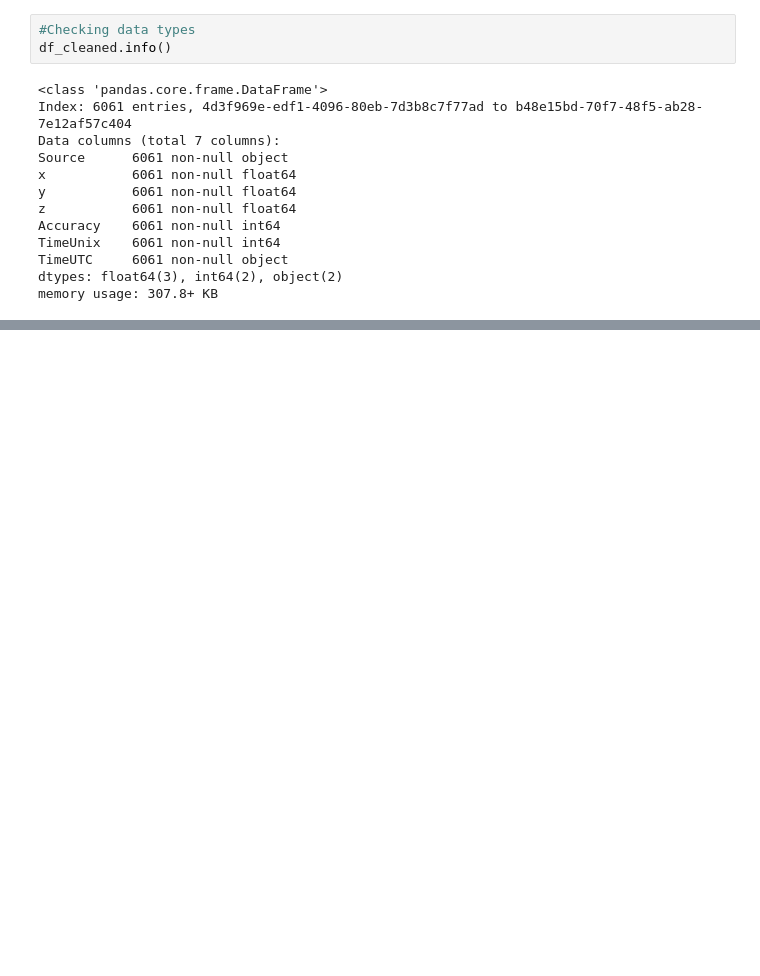
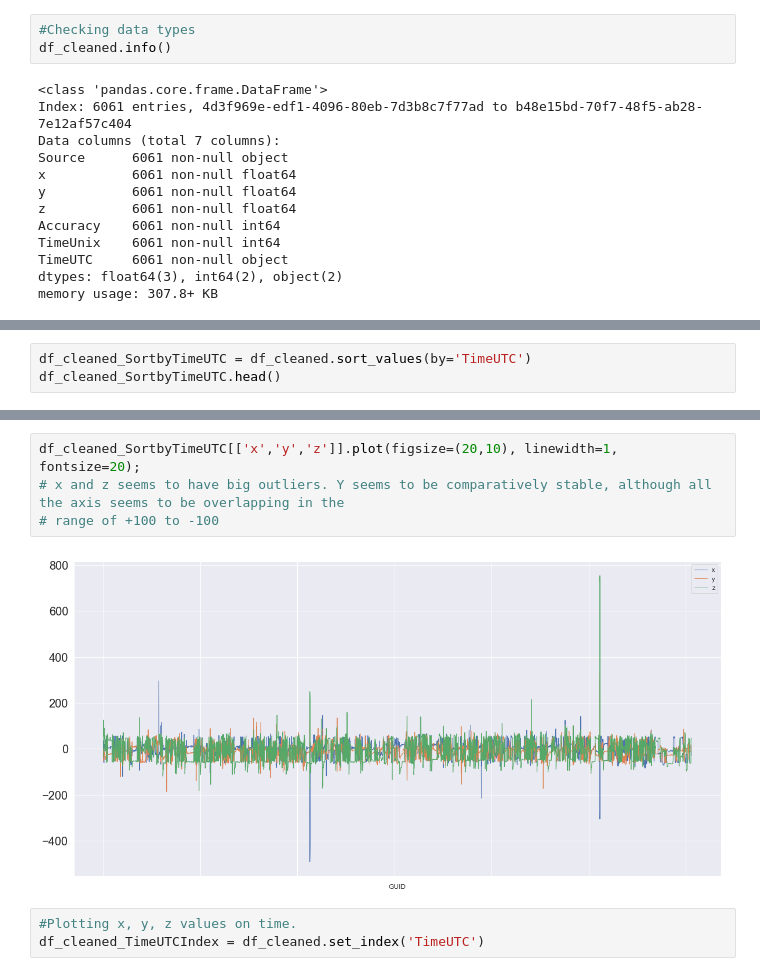
Before and after one commit to KumailQazi/ChangeDetectionMagneticField, a Jupyter notebook: Change Detection.ipynb, the cells around one changed output, grey strips where cells are left out. Drawn from its saved outputs; the diff is of its cells as text; blank space fills up the shorter version.

Commit message:
Visualizing x, y, z dimensions to identify patterns and variations.

```diff
--- a/Change Detection.ipynb
+++ b/Change Detection.ipynb
@@ -110,3 +110,6 @@ df_cleaned.head()
 | b0f7f026-2c05-4979-a9fc-1027586f069f | MAGNETIC_FIELD_SOURCE | -19.099426 | -20.405579 | 53.939820 | 3 | 1538195608542 | 2018-09-29 04:33:28.542 | 2018 | 9 | 29 | 5 |
 | 0c626d0c-fa9a-45ce-93a5-88ab75267349 | MAGNETIC_FIELD_SOURCE | 36.384583 | -2.825928 | 125.759890 | 3 | 1538196141515 | 2018-09-29 04:42:21.515 | 2018 | 9 | 29 | 5 |
 | 5c758af8-3f52-45d9-9f17-01378de83638 | MAGNETIC_FIELD_SOURCE | 3.775024 | -52.175903 | 7.063294 | 3 | 1538196696008 | 2018-09-29 04:51:36.008 | 2018 | 9 | 29 | 5 |
+# %%
+df_cleaned_SortbyTimeUTC = df_cleaned.sort_values(by='TimeUTC')
+df_cleaned_SortbyTimeUTC.head()
@@ -112,0 +124,9 @@ df_cleaned.head()
+# %%
+df_cleaned_SortbyTimeUTC[['x','y','z']].plot(figsize=(20,10), linewidth=1, fontsize=20);
+# x and z seems to have big outliers. Y seems to be comparatively stable, although all the axis seems to be overlapping in the
+# range of +100 to -100
+# %% [output]
+[figure, added]
+# %%
+#Plotting x, y, z values on time.
+df_cleaned_TimeUTCIndex = df_cleaned.set_index('TimeUTC')
```
Also changed, not shown: parts of 2 cells of this notebook.
